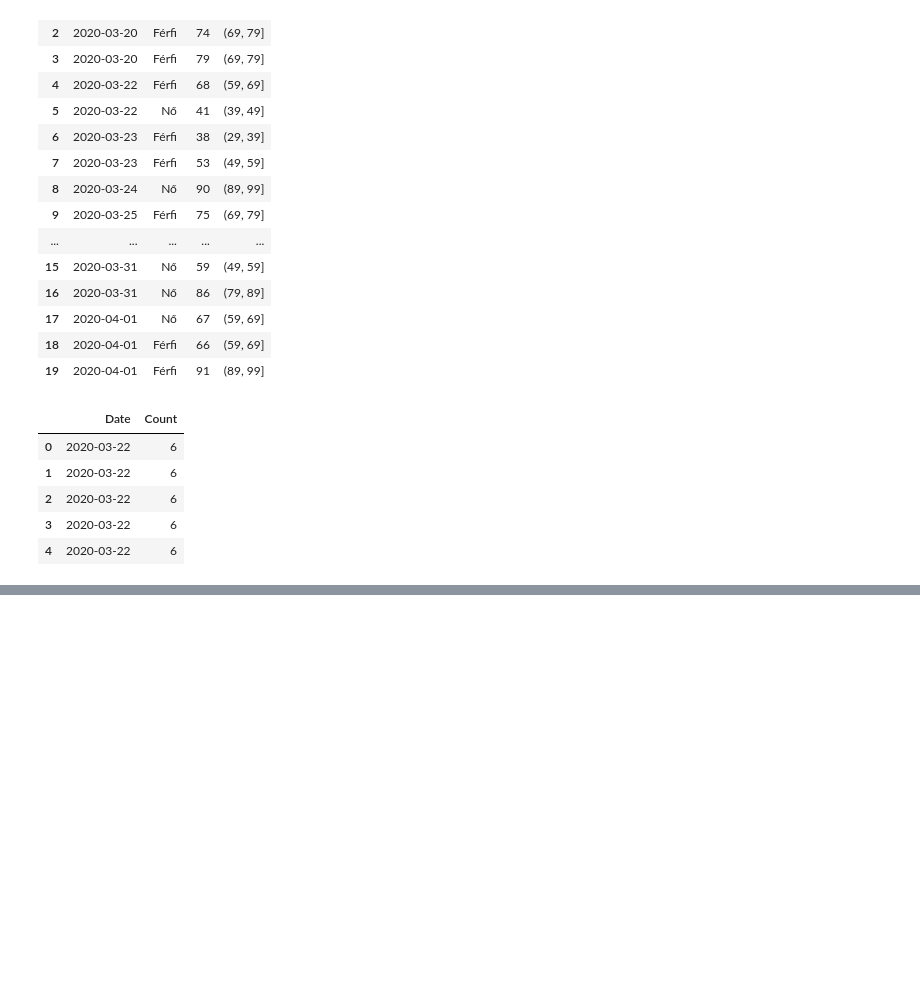
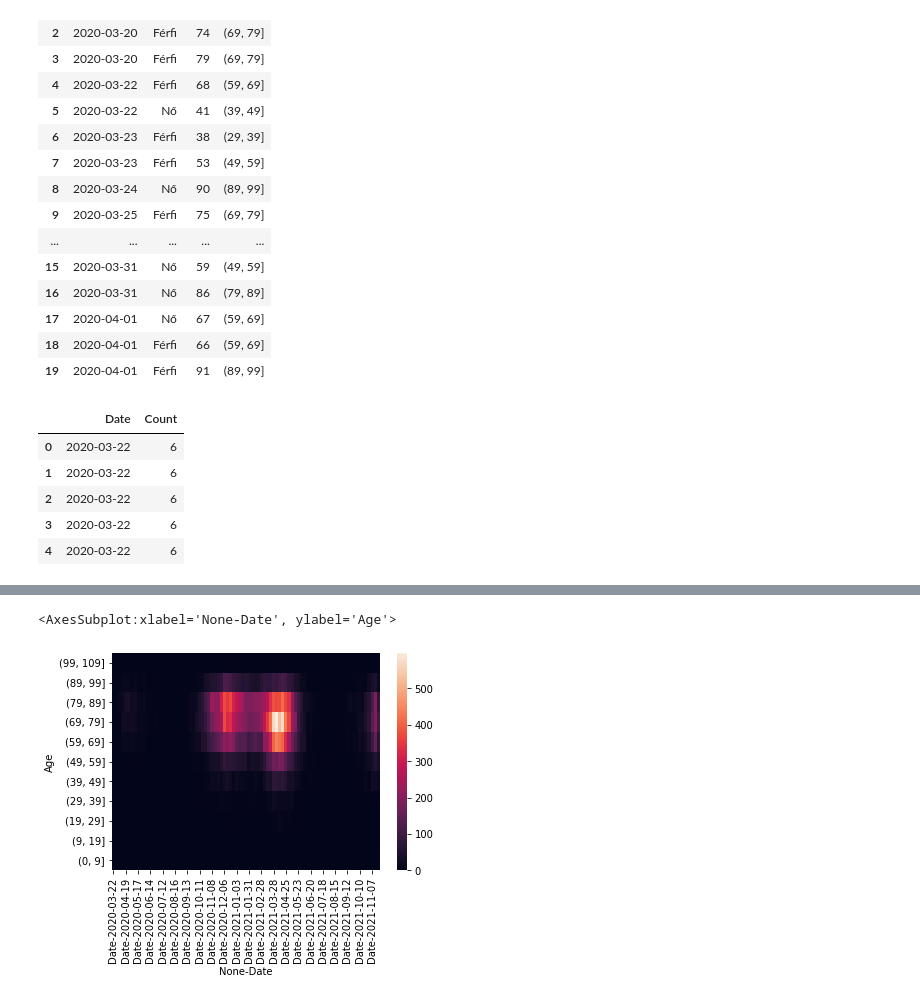
Before and after one commit to Epidemic-Models/data-science-project-covid, a Jupyter notebook: src/data_processing/data_visualization.ipynb, the cells around one changed output, grey strips where cells are left out. Drawn from its saved outputs; the diff is of its cells as text; code cells hidden in the pictures; blank space fills up the shorter version.

```diff
--- a/src/data_processing/data_visualization.ipynb
+++ b/src/data_processing/data_visualization.ipynb
@@ -188,0 +169,10 @@ Abrar.first()
+# %%
+aggregated_data = date_age.groupby( list(date_age))[['Date']].count()
+#aggregated_data.head(50)
+aggregated_data = aggregated_data.unstack(level = 0)
+aggregated_data.to_csv("aggregated_data.csv")
+aggregated_data = aggregated_data.reindex(index=aggregated_data.index[::-1])
+#data_with_dates(['Date', 'Age']).count()
+#means = data_with_dates.join(data_with_dates).groupby( list(data_with_dates) )
+#means = means.unstack(level = 0)
+aggregated_data.head()
@@ -188,0 +198,6 @@ Abrar.first()
+# %%
+ax = sns.heatmap(aggregated_data)
+ax
+# %% [output]
+<AxesSubplot:xlabel='None-Date', ylabel='Age'>
+[figure, added]
```
Also changed, not shown: parts of 21 cells of this notebook, 1 other file.
